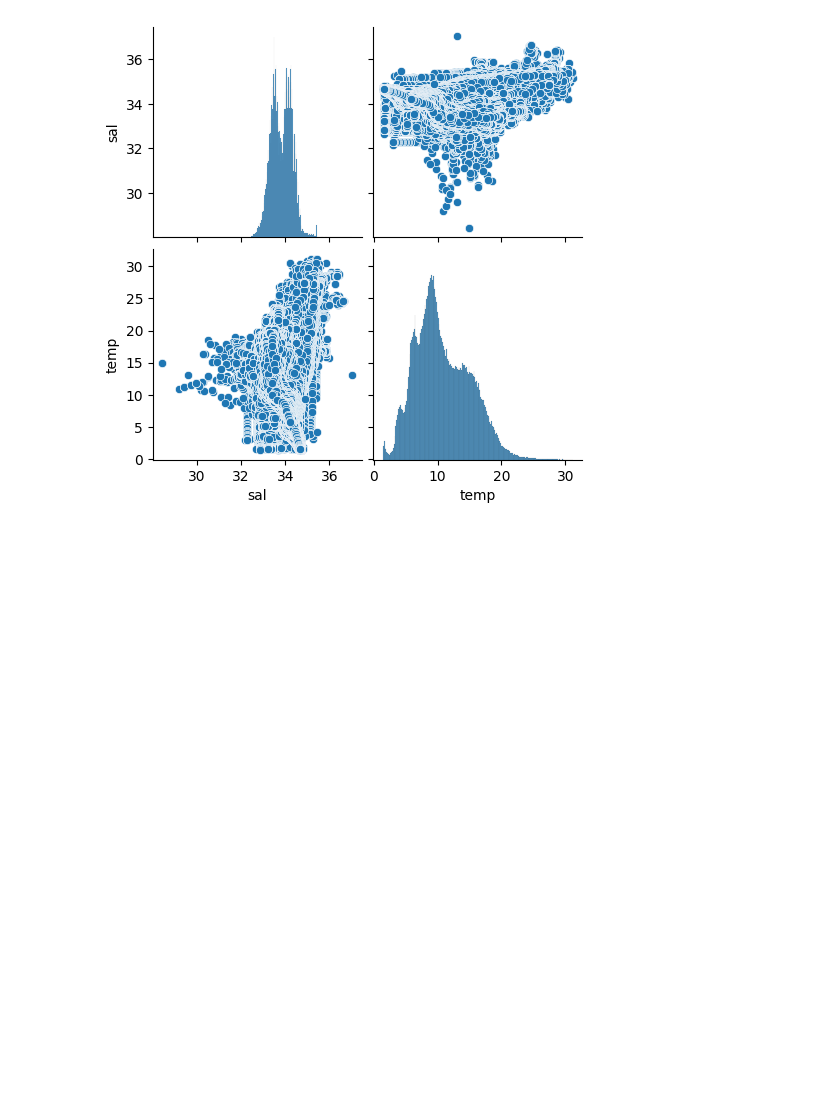
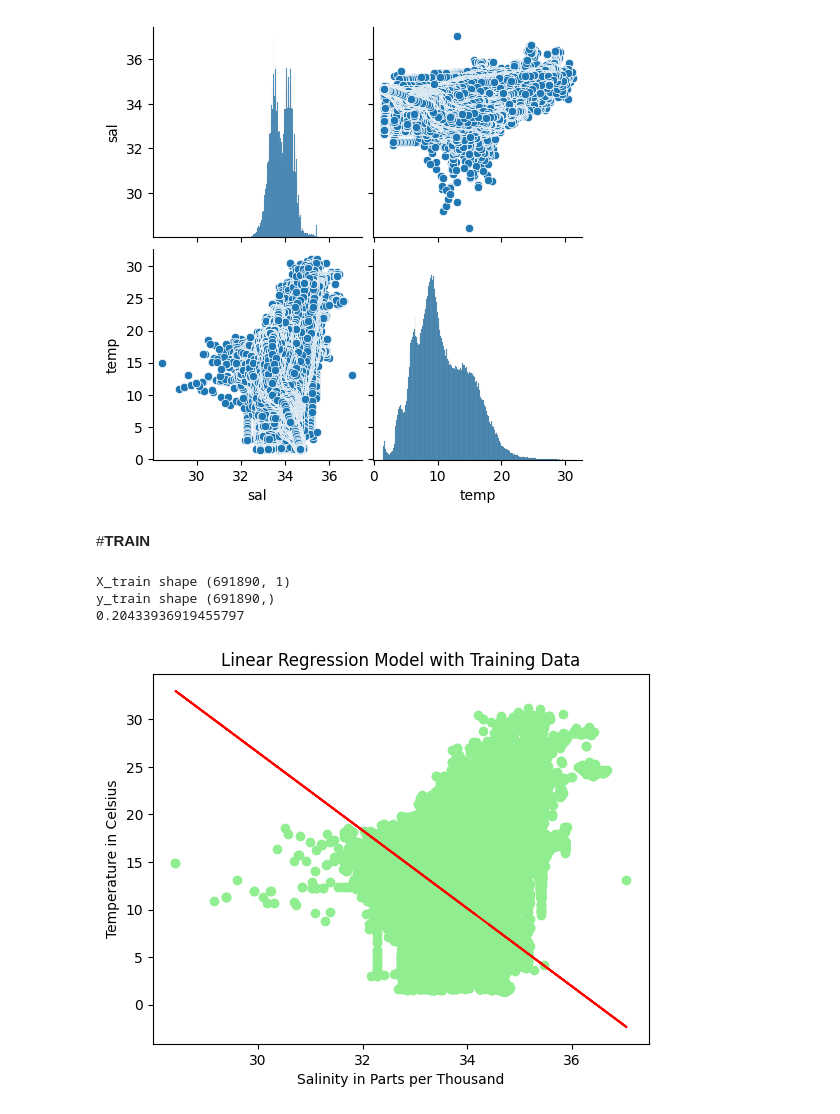
Before and after one commit to Eupene/Regression-analysis, a Jupyter notebook: Predicting_Water_Salinity_and_Temperature.ipynb, the cells around one changed output. Cells and saved outputs as stored; diff of their text form; code cells hidden in the pictures; blank space fills up the shorter version.

```diff
--- a/Predicting_Water_Salinity_and_Temperature.ipynb
+++ b/Predicting_Water_Salinity_and_Temperature.ipynb
@@ -313,3 +313,35 @@ sns.pairplot(df_bin)
 # %% [output]
 <seaborn.axisgrid.PairGrid at 0x...>
 [figure]
+# %% [markdown]
+#**TRAIN**
+# %%
+X = df_bin[['sal']]
+y = df_bin['temp']
+
+X_train, X_test, y_train, y_test = train_test_split(X, y, test_size=0.2, train_size = 0.8, random_state=1)
+print(f"X_train shape {X_train.shape}")
+print(f"y_train shape {y_train.shape}")
+
+
+model = LinearRegression().fit(X_train, y_train)
+y_pred = model.predict(X_train)
+
+print(model.score(X_train, y_train))
+plt.scatter(X_train, y_train, color="#90EE90")
+
+# Add a line plot of the predicted values
+plt.plot(X_train, y_pred, color='red')
+
+# Add axis labels and a title
+plt.xlabel('Salinity in Parts per Thousand')
+plt.ylabel('Temperature in Celsius')
+plt.title('Linear Regression Model with Training Data')
+
+# Show the plot
+plt.show()
+# %% [output]
+X_train shape (691890, 1)
+y_train shape (691890,)
+0.20433936919455797
+[figure, added]
```
Also changed, not shown: parts of 4 cells of this notebook.
